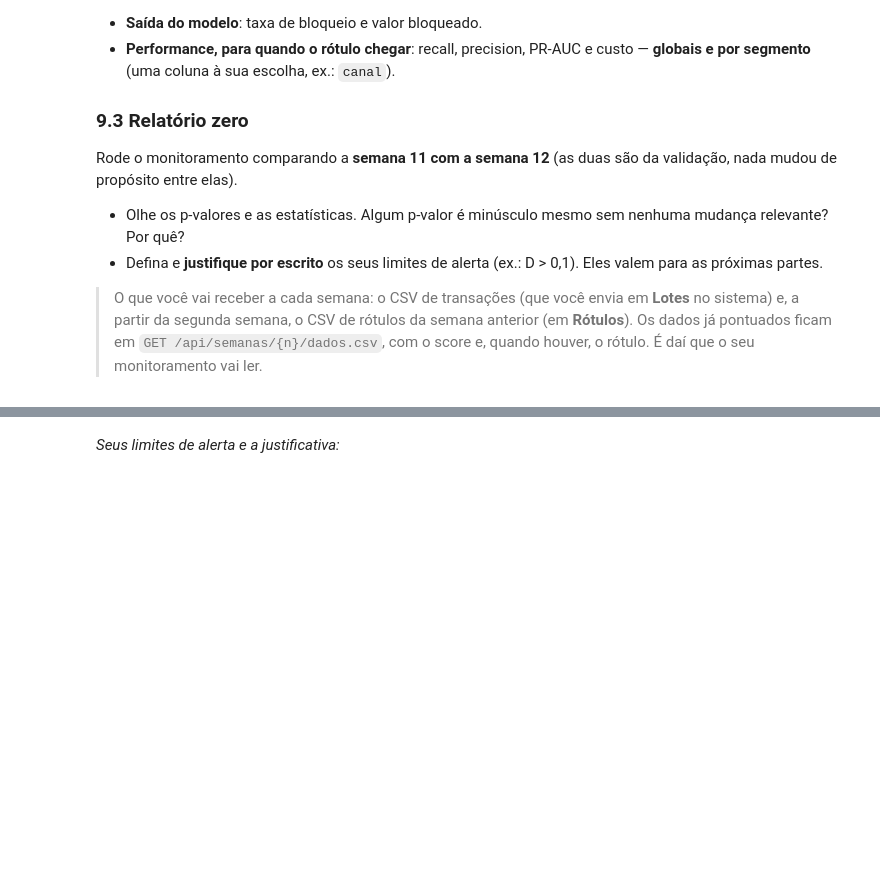
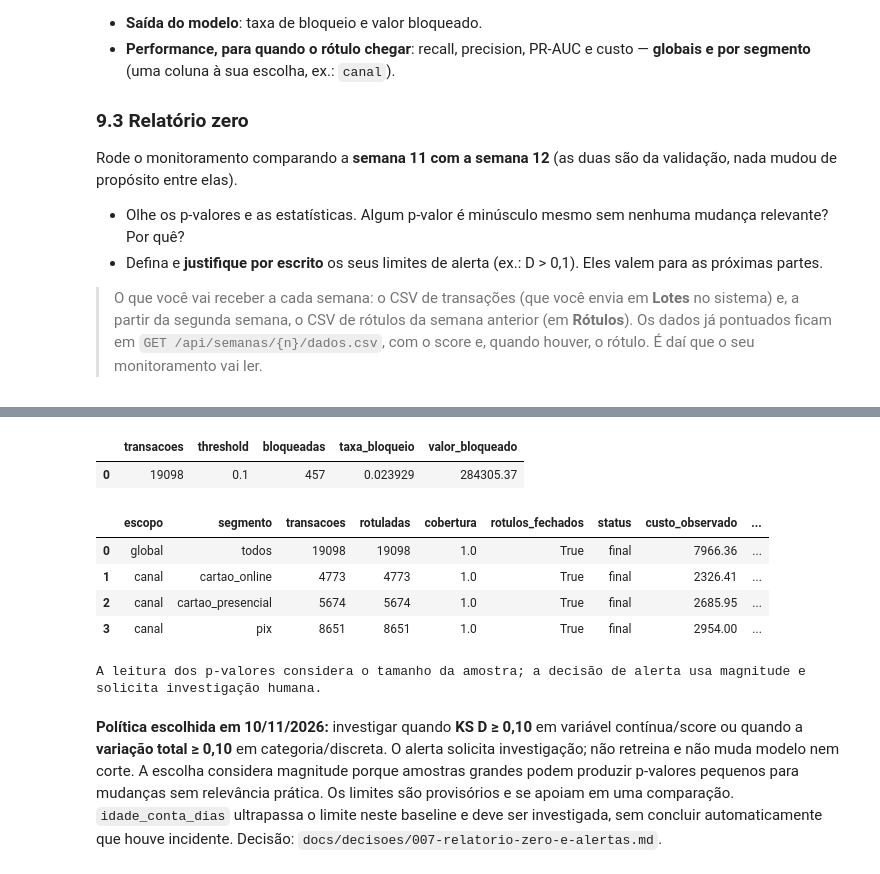
Before and after one commit to MayumiCastiglioni/MLOpsAntifraudAuroraBank, a Jupyter notebook: parte1.ipynb, the cells around one changed output, grey strips where cells are left out. Cells and saved outputs as stored; diff of their text form; code cells hidden in the pictures; blank space fills up the shorter version.

Commit message:
docs: conclui pacote final antifraude

```diff
--- a/parte1.ipynb
+++ b/parte1.ipynb
@@ -342,0 +365,32 @@ Abra http://127.0.0.1:8000/modelo: deve aparecer a sua versão e o seu threshold
+# %%
+import json
+import urllib.request
+import pandas as pd
+import mlflow.sklearn
+from app.contrato import carregar as carregar_contrato, nomes_features, tipar
+
+url_api = 'http://127.0.0.1:8001'
+resposta_saude = json.loads(urllib.request.urlopen(url_api + '/saude', timeout=10).read().decode('utf-8'))
+assert resposta_saude['modelo']['versao'] == str(champion.version)
+assert float(resposta_saude['modelo']['threshold']) == 0.10
+
+dados = pd.read_csv('dados/transacoes_semanas_01_12.csv')
+features = nomes_features(carregar_contrato())
+amostra = dados.loc[dados['semana'] == 12, features].head(5).copy()
+assert len(amostra) == 5
+modelo = mlflow.sklearn.load_model(f'models:/antifraude/{champion.version}')
+scores_locais = modelo.predict_proba(tipar(amostra, carregar_contrato()))[:, 1]
+payload = json.loads(amostra.to_json(orient='records'))
+req = urllib.request.Request(url_api + '/predict', data=json.dumps(payload).encode('utf-8'), headers={'Content-Type':'application/json'}, method='POST')
+with urllib.request.urlopen(req, timeout=30) as r:
+    previsoes_api = json.loads(r.read().decode('utf-8'))
+assert len(previsoes_api) == 5
+comparacao_api = pd.DataFrame([{
+    'linha': i + 1, 'score_modelo': float(score), 'score_api': pred['score'],
+    'bloquear_api': pred['bloquear'], 'threshold_api': pred['threshold'],
+    'versao_api': pred['versao_modelo'],
+} for i, (score, pred) in enumerate(zip(scores_locais, previsoes_api))])
+assert all(abs(row.score_api - round(row.score_modelo, 6)) < 1e-12 for row in comparacao_api.itertuples())
+assert all(row.bloquear_api == (row.score_modelo >= 0.10) for row in comparacao_api.itertuples())
+assert (comparacao_api['versao_api'] == str(champion.version)).all()
+display(comparacao_api)
@@ -366,0 +432,9 @@ Pendente: implementar drift e relatório zero, justificar limites e arquivar ref
+# %%
+import json
+from pathlib import Path
+import pandas as pd
+
+relatorio_zero = json.loads(Path('docs/evidencias/relatorio-zero-semanas-11-12.json').read_text(encoding='utf-8'))
+print(f"Semana de referência: {relatorio_zero['semana_referencia']} ({relatorio_zero['n_referencia']:,} linhas)")
+print(f"Semana comparada: {relatorio_zero['semana_lote']} ({relatorio_zero['n_lote']:,} linhas)")
+print(f"Rótulos fechados confirmados: {relatorio_zero['rotulos_fechados_confirmados']}")
@@ -367,5 +470,18 @@ Pendente: implementar drift e relatório zero, justificar limites e arquivar ref
+# %%
+display(pd.DataFrame(relatorio_zero['operacional']))
+display(pd.DataFrame(relatorio_zero['performance']))
+print('A leitura dos p-valores considera o tamanho da amostra; a decisão de alerta usa magnitude e solicita investigação humana.')
+# %% [output]
+|  | transacoes | threshold | bloqueadas | taxa_bloqueio | valor_bloqueado |
+| 0 | 19098 | 0.1 | 457 | 0.023929 | 284305.37 |
+|  | escopo | segmento | transacoes | rotuladas | cobertura | rotulos_fechados | status | custo_observado | ... |
+| 0 | global | todos | 19098 | 19098 | 1.0 | True | final | 7966.36 | ... |
+| 1 | canal | cartao_online | 4773 | 4773 | 1.0 | True | final | 2326.41 | ... |
+| 2 | canal | cartao_presencial | 5674 | 5674 | 1.0 | True | final | 2685.95 | ... |
+| 3 | canal | pix | 8651 | 8651 | 1.0 | True | final | 2954.00 | ... |
+A leitura dos p-valores considera o tamanho da amostra; a decisão de alerta usa magnitude e solicita investigação humana.
 # %% [markdown]
-*Seus limites de alerta e a justificativa:*
+**Política escolhida em 10/11/2026:** investigar quando **KS D ≥ 0,10** em variável contínua/score ou quando a **variação total ≥ 0,10** em categoria/discreta. O alerta solicita investigação; não retreina e não muda modelo nem corte. A escolha considera magnitude porque amostras grandes podem produzir p-valores pequenos para mudanças sem relevância prática. Os limites são provisórios e se apoiam em uma comparação. `idade_conta_dias` ultrapassa o limite neste baseline e deve ser investigada, sem concluir automaticamente que houve incidente. Decisão: `docs/decisoes/007-relatorio-zero-e-alertas.md`.
 # %% [markdown]
 ## 10. Entrega
 
```
Also changed, not shown: parts of 17 cells of this notebook, 18 other files.
